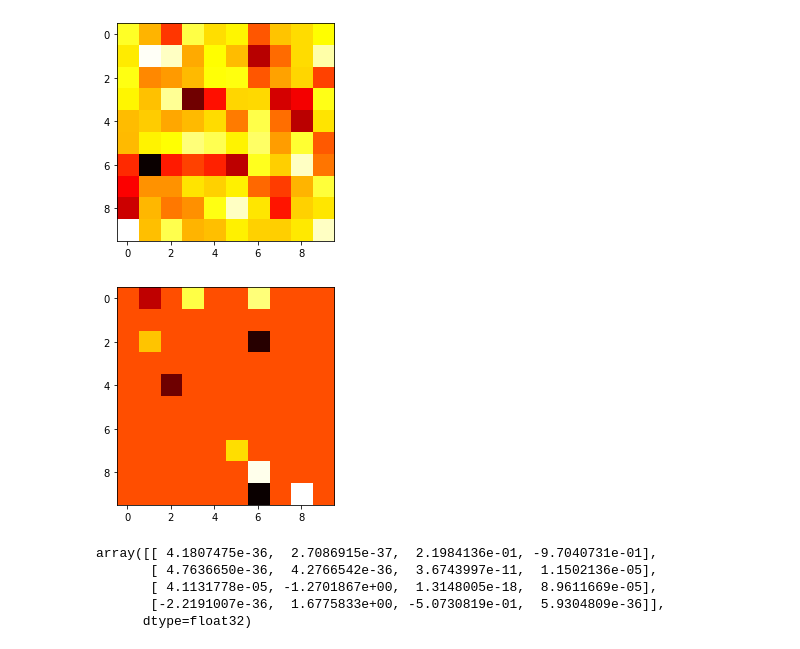
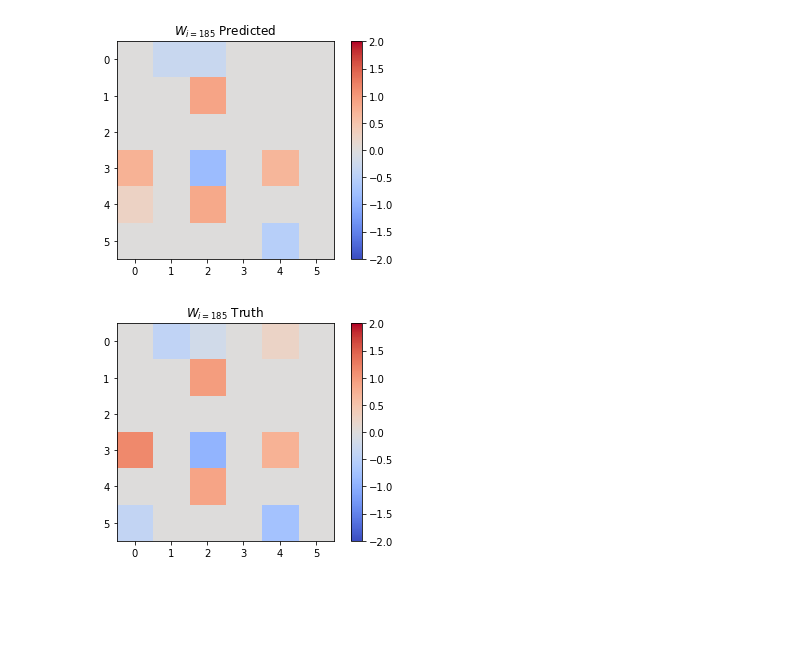
Before and after one commit to cnellington/contextualized-notears, a Jupyter notebook: CNOTEARS_TF2.ipynb, the cells around one changed output. Drawn from its saved outputs; the diff is of its cells as text; code cells hidden in the pictures; blank space fills up the shorter version.

```diff
--- a/CNOTEARS_TF2.ipynb
+++ b/CNOTEARS_TF2.ipynb
@@ -140,0 +127,3 @@ Epoch 100/100
+# %%
+# Fit the model to the training subtypes (C input, X measured expression reference)
+model.fit(e_n[:180], X_n[:180], batch_size=batch_size, epochs=epochs)
@@ -141,5 +149,6 @@ Epoch 100/100
 # %%
-y_pred = model.predict(e_n[900:901])
-y_true = W_n[900:901][0]
+# Check the MSE of some test sample for validation
+y_pred = model.predict(e_n[199:200])
+y_true = W_n[199:200][0]
 print(f"mse| pred: {np.mean(np.sum(np.square(y_pred-y_true)))}, baseline: {np.mean(np.sum(np.square(np.zeros(y_pred.shape)-y_true)))}")
 # %% [output]
@@ -175,17 +156,20 @@ plt.show()
-# %%
-W_k_pred = explainer.trainable_variables[0].numpy()
-plt.imshow(W_k_pred[1], cmap='hot', interpolation='nearest')
-plt.show()
-plt.imshow(W_k[1], cmap='hot', interpolation='nearest')
-plt.show()
-# %% [output]
-[figure, removed]
-[figure, removed]
-# %%
-y_pred
-# %% [output]
-array([[ 4.1807475e-36,  2.7086915e-37,  2.1984136e-01, -9.7040731e-01],
-       [ 4.7636650e-36,  4.2766542e-36,  3.6743997e-11,  1.1502136e-05],
-       [ 4.1131778e-05, -1.2701867e+00,  1.3148005e-18,  8.9611669e-05],
-       [-2.2191007e-36,  1.6775833e+00, -5.0730819e-01,  5.9304809e-36]],
-      dtype=float32)
+# %%
+# Define a thresholding function for visualizing predictions
+def trim_params(w, thres=0.2):
+    w_new = np.copy(w)
+    w_new[np.abs(w) < thres] = 0
+    return w_new
+# %%
+# Visualize a prediction
+y_pred = trim_params(y_pred)
+plt.imshow(y_pred, cmap='coolwarm', vmin=-2, vmax=2)
+plt.title(r"$W_{i=185}$ Predicted")
+plt.colorbar()
+plt.show()
+plt.imshow(y_true, cmap='coolwarm', vmin=-2, vmax=2)
+plt.title(r"$W_{i=185}$ Truth")
+plt.colorbar()
+plt.show()
+# %% [output]
+[figure, added]
+[figure, added]
```
Also changed, not shown: parts of 11 cells of this notebook, 2 other files.
